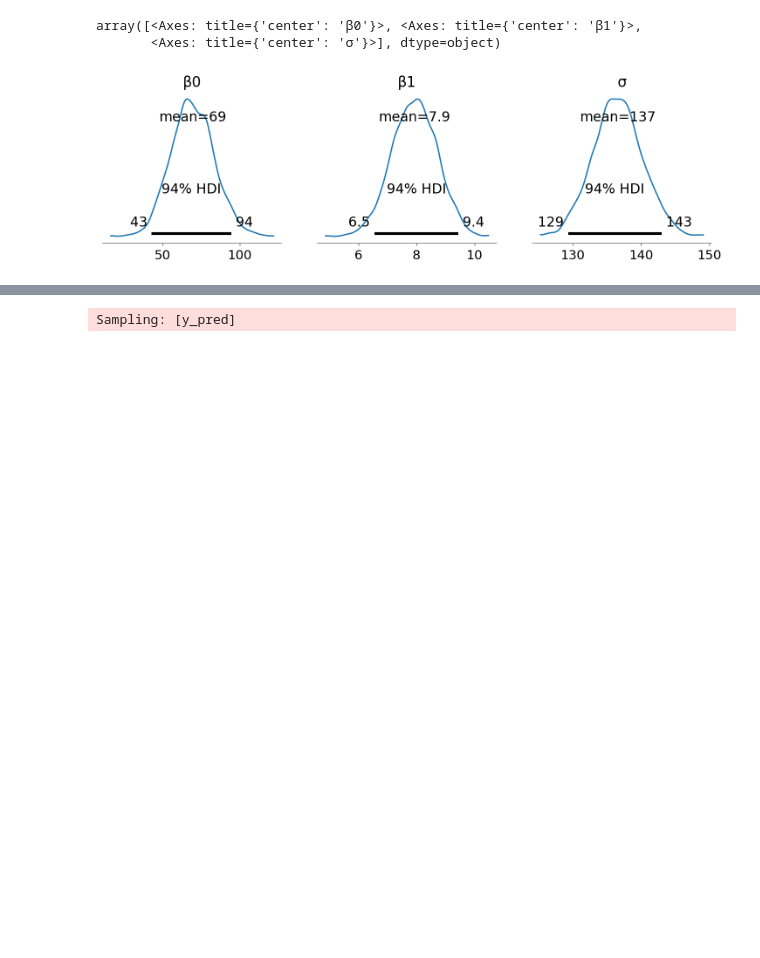
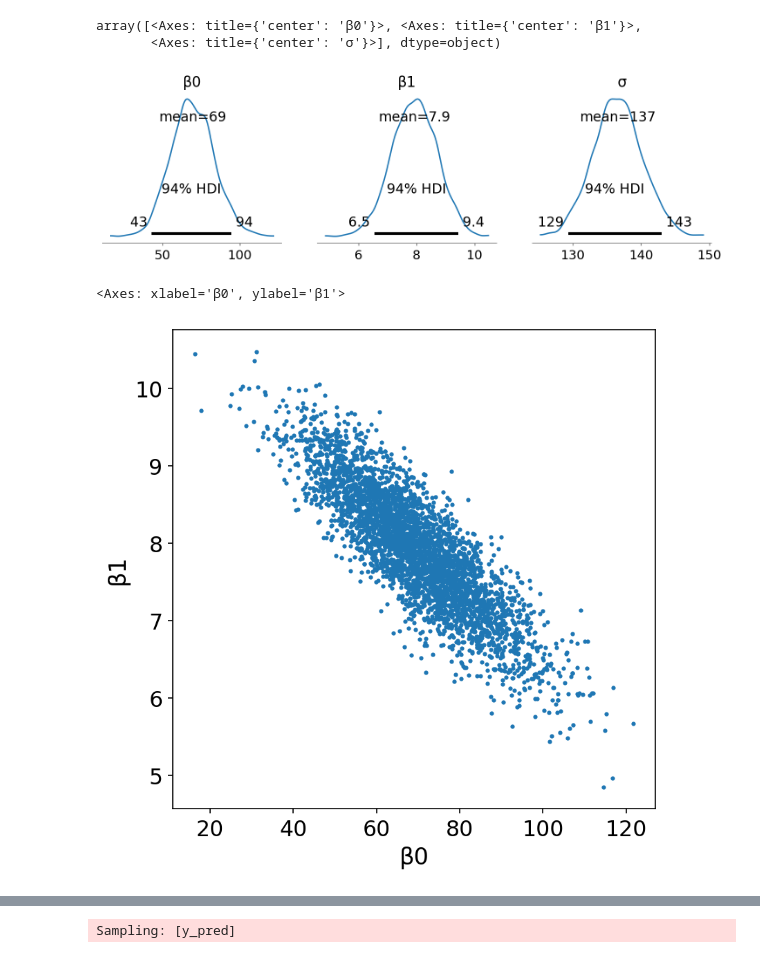
Before and after one commit to opherdonchin/StatisticalComputationAndAnalysis, a Jupyter notebook: Notebooks/Lecture06_LinearModels.ipynb, the cells around one changed output, grey strips where cells are left out. Cells and saved outputs as stored; diff of their text form; code cells hidden in the pictures; blank space fills up the shorter version.

```diff
--- a/Notebooks/Lecture06_LinearModels.ipynb
+++ b/Notebooks/Lecture06_LinearModels.ipynb
@@ -47,3 +47,8 @@ az.plot_posterior(idata_lb, var_names=["~μ"], figsize=(12, 3))
 array([<Axes: title={'center': 'β0'}>, <Axes: title={'center': 'β1'}>,
        <Axes: title={'center': 'σ'}>], dtype=object)
 [figure]
+# %%
+az.plot_pair(idata_lb, var_names=["β0", "β1"], kind="scatter", figsize=(6, 6))
+# %% [output]
+<Axes: xlabel='β0', ylabel='β1'>
+[figure, added]
```
Also changed, not shown: parts of 8 cells of this notebook, 1 other file.
